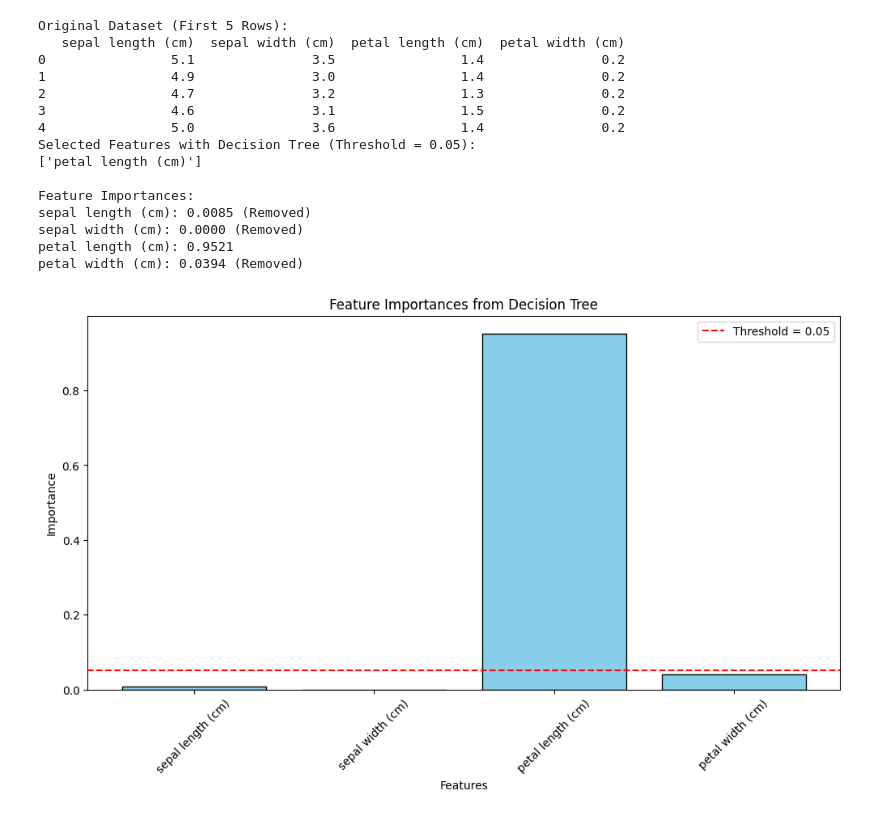
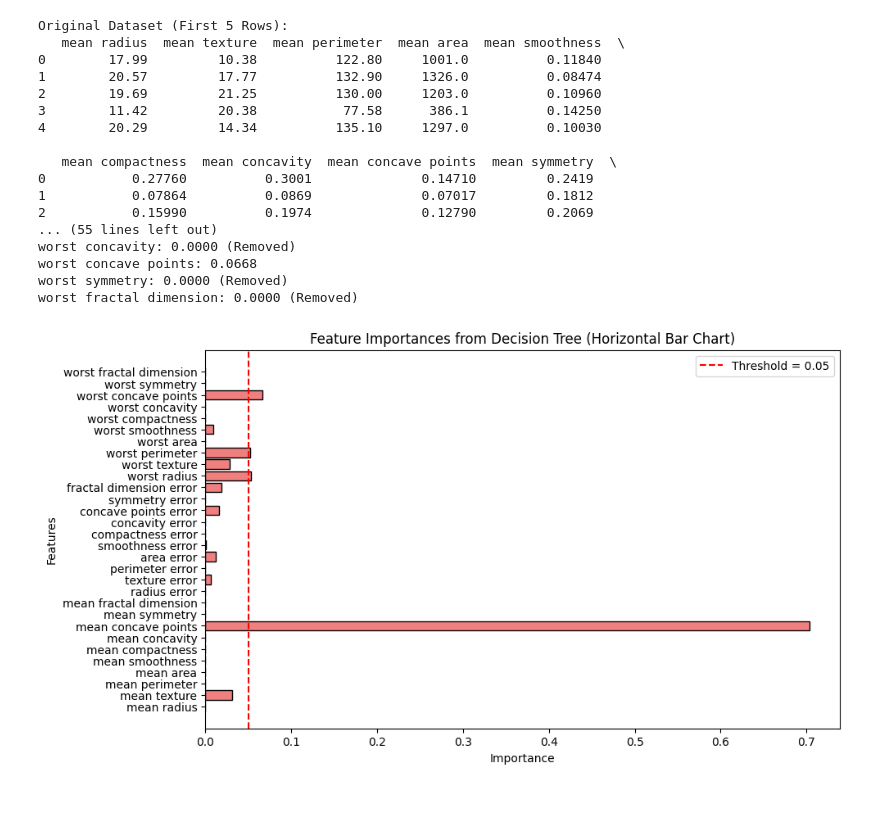
Before and after one commit to PrajwalUnaik/DataAnalytics_Practice, a Jupyter notebook: Day6_Embedded.ipynb, the cells around one changed output. Saved outputs shown, nothing was run; the diff lists cells and outputs as text; code cells hidden in the pictures.

```diff
--- a/Day6_Embedded.ipynb
+++ b/Day6_Embedded.ipynb
@@ -3,15 +31,17 @@
 # %%
 import numpy as np
 import pandas as pd
-from sklearn.datasets import load_iris
+from sklearn.datasets import load_breast_cancer
 from sklearn.linear_model import Lasso
 from sklearn.model_selection import train_test_split
 import matplotlib.pyplot as plt
 
 # Load the Iris dataset
-data = load_iris()
+data = load_breast_cancer()
 X = pd.DataFrame(data.data, columns=data.feature_names)
 y = pd.Series(data.target)  # Using class labels as numeric targets
+
+
 
 
 # Split the dataset into training and testing sets
@@ -101,18 +132,5 @@ petal width (cm): 0.5380
 # %%
-import numpy as np
-import pandas as pd
-from sklearn.datasets import load_iris
-from sklearn.linear_model import Ridge
-from sklearn.model_selection import train_test_split
-import matplotlib.pyplot as plt
 
-# Load the Iris dataset
-data = load_iris()
-X = pd.DataFrame(data.data, columns=data.feature_names)
-y = pd.Series(data.target)  # Using class labels as numeric targets
-
-# Split the dataset into training and testing sets
-X_train, X_test, y_train, y_test = train_test_split(X, y, test_size=0.2, random_state=42)
 
 # Ridge Regularization
 alphas = np.logspace(-3, 1, 100)  # Range of penalty values
@@ -162,67 +241,58 @@ petal width (cm): 0.5380
 # %%
-import numpy as np
-import pandas as pd
-from sklearn.datasets import load_iris
-from sklearn.tree import DecisionTreeRegressor
-from sklearn.model_selection import train_test_split
-import matplotlib.pyplot as plt
 
-# Load the Iris dataset
-data = load_iris()
-X = pd.DataFrame(data.data, columns=data.feature_names)
-y = pd.Series(data.target)  # Using class labels as numeric targets
 
 # Display the original dataset
 print("Original Dataset (First 5 Rows):")
 print(X.head())
 
 # Split the dataset into training and testing sets
 X_train, X_test, y_train, y_test = train_test_split(X, y, test_size=0.2, random_state=42)
 
 # Decision Tree Regressor for Embedded Feature Selection
 # Train a Decision Tree Regressor
 tree = DecisionTreeRegressor(random_state=42, max_depth=5)  # max_depth can be adjusted
 tree.fit(X_train, y_train)
 
 # Extract feature importances
 feature_importances = tree.feature_importances_
 
 # Define a threshold for importance
 threshold = 0.05  # Adjust based on analysis
 selected_features_tree = X.columns[feature_importances > threshold]
 
 # Print Selected Features and their Importances
 print(f"Selected Features with Decision Tree (Threshold = {threshold}):")
 print(selected_features_tree.tolist())
 
 print("\nFeature Importances:")
 for feature, importance in zip(X.columns, feature_importances):
     print(f"{feature}: {importance:.4f} {'(Removed)' if importance <= threshold else ''}")
 
-# Plot Feature Importances
-plt.figure(figsize=(12, 6))
-plt.bar(X.columns, feature_importances, color='skyblue', edgecolor='black')
-plt.axhline(y=threshold, color='r', linestyle='--', label=f"Threshold = {threshold}")
-plt.xlabel('Features')
-plt.ylabel('Importance')
-plt.title('Feature Importances from Decision Tree')
-plt.xticks(rotation=45)
+# Plot Feature Importances - Horizontal Bar Chart
+plt.figure(figsize=(10, 6))
+plt.barh(X.columns, feature_importances, color='lightcoral', edgecolor='black')
+plt.axvline(x=threshold, color='r', linestyle='--', label=f"Threshold = {threshold}")
+plt.xlabel('Importance')
+plt.ylabel('Features')
+plt.title('Feature Importances from Decision Tree (Horizontal Bar Chart)')
 plt.legend()
 plt.show()
 # %% [output]
 Original Dataset (First 5 Rows):
-   sepal length (cm)  sepal width (cm)  petal length (cm)  petal width (cm)
-0                5.1               3.5                1.4               0.2
-1                4.9               3.0                1.4               0.2
-2                4.7               3.2                1.3               0.2
-3                4.6               3.1                1.5               0.2
-4                5.0               3.6                1.4               0.2
-Selected Features with Decision Tree (Threshold = 0.05):
-['petal length (cm)']
+   mean radius  mean texture  mean perimeter  mean area  mean smoothness  \
+0        17.99         10.38          122.80     1001.0          0.11840
+1        20.57         17.77          132.90     1326.0          0.08474
+2        19.69         21.25          130.00     1203.0          0.10960
+3        11.42         20.38           77.58      386.1          0.14250
+4        20.29         14.34          135.10     1297.0          0.10030
 
-Feature Importances:
-sepal length (cm): 0.0085 (Removed)
-sepal width (cm): 0.0000 (Removed)
-petal length (cm): 0.9521
-petal width (cm): 0.0394 (Removed)
+   mean compactness  mean concavity  mean concave points  mean symmetry  \
+0           0.27760          0.3001              0.14710         0.2419
+1           0.07864          0.0869              0.07017         0.1812
+2           0.15990          0.1974              0.12790         0.2069
+... (55 lines left out)
+worst concavity: 0.0000 (Removed)
+worst concave points: 0.0668
+worst symmetry: 0.0000 (Removed)
+worst fractal dimension: 0.0000 (Removed)
-[figure, old version]
+[figure, new version]
```
Also changed, not shown: parts of 6 cells of this notebook.
